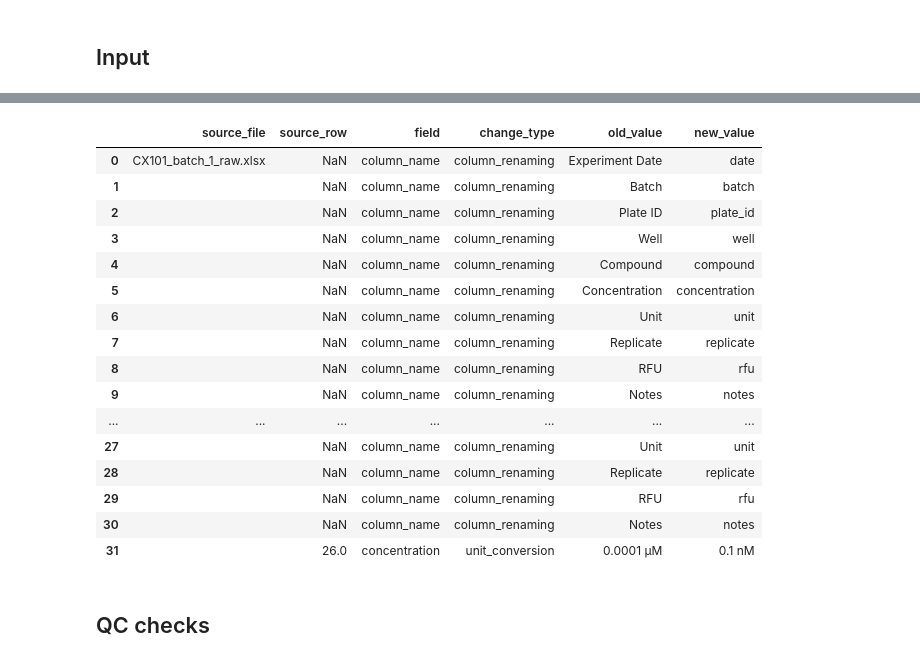
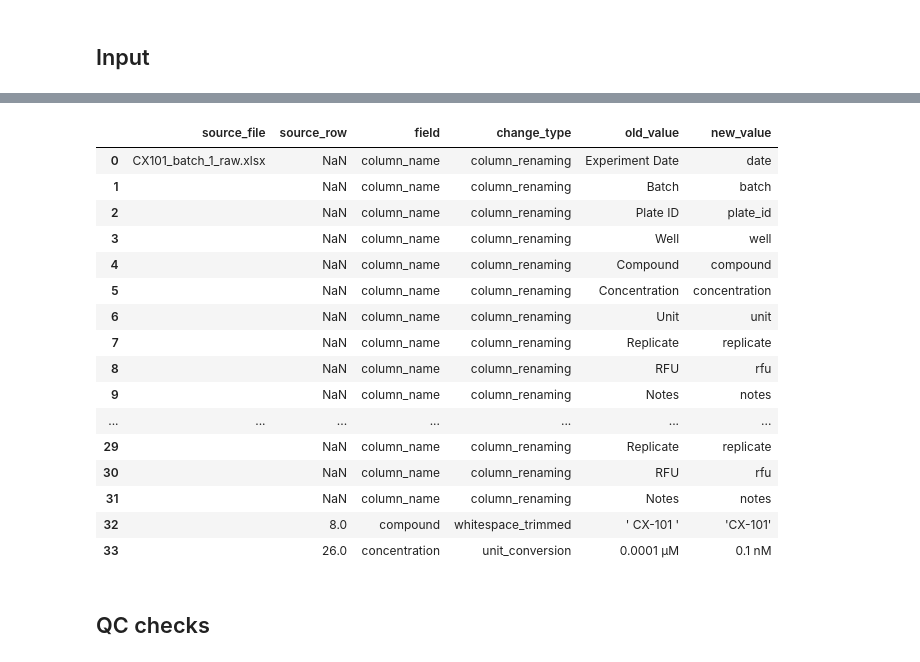
Before and after one commit to LisaPietrek/cx-101-cellular-assay, a Jupyter notebook: notebooks/02_prelim_analysis_pipeline.ipynb, the cells around one changed output, grey strips where cells are left out. Cells and saved outputs as stored; diff of their text form; code cells hidden in the pictures.

Commit message:
update standardize_fct: cleaner standardization, track all changes

```diff
--- a/notebooks/02_dev_analysis_pipeline.ipynb
+++ b/notebooks/02_prelim_analysis_pipeline.ipynb
@@ -82,3 +82,9 @@ UNIT_TO_NM = {"nM": 1.0, "µM": 1000.0}
 REQUIRED_COLUMNS = (
     "batch", "plate_id", "well", "compound", "concentration", "unit", "replicate", "rfu",
 )
+
+LOG_COLUMNS = ["source_file", "source_row", "field", "change_type",
+               "old_value", "new_value"]
+CANONICAL_ORDER = ["source_file", "source_row", "date", "plate_id", "well",
+                   "replicate", "compound", "concentration", "unit", "rfu", "notes",
+                   "concentration_raw", "unit_raw"]
@@ -207,40 +219,40 @@ df = pd.concat(
     ignore_index=True
 )
 # %%
-standardized_log_df = pd.concat(
+log_df = pd.concat(
     [log1, log2,   log3],
     ignore_index=True
 )
 # %%
-log_df = standardized_log_df.copy()
+log_df = log_df.copy()
 
 log_df.loc[
     log_df["source_file"].duplicated(),
     "source_file"
 ] = ""
 
 display(log_df)
 
-standardized_log_csv = "../reports/standardization_log.csv"
-log_df.to_csv(standardized_log_csv, index=False, na_rep="-")
+log_csv = "../reports/standardization_log.csv"
+log_df.to_csv(log_csv, index=False, na_rep="-")
 # %% [output]
 |  | source_file | source_row | field | change_type | old_value | new_value |
 | 0 | CX101_batch_1_raw.xlsx | NaN | column_name | column_renaming | Experiment Date | date |
 | 1 |  | NaN | column_name | column_renaming | Batch | batch |
 | 2 |  | NaN | column_name | column_renaming | Plate ID | plate_id |
 | 3 |  | NaN | column_name | column_renaming | Well | well |
 | 4 |  | NaN | column_name | column_renaming | Compound | compound |
 | 5 |  | NaN | column_name | column_renaming | Concentration | concentration |
 | 6 |  | NaN | column_name | column_renaming | Unit | unit |
 | 7 |  | NaN | column_name | column_renaming | Replicate | replicate |
 | 8 |  | NaN | column_name | column_renaming | RFU | rfu |
 | 9 |  | NaN | column_name | column_renaming | Notes | notes |
 | ... | ... | ... | ... | ... | ... | ... |
-| 27 |  | NaN | column_name | column_renaming | Unit | unit |
-| 28 |  | NaN | column_name | column_renaming | Replicate | replicate |
-| 29 |  | NaN | column_name | column_renaming | RFU | rfu |
-| 30 |  | NaN | column_name | column_renaming | Notes | notes |
-| 31 |  | 26.0 | concentration | unit_conversion | 0.0001 µM | 0.1 nM |
+| 29 |  | NaN | column_name | column_renaming | Replicate | replicate |
+| 30 |  | NaN | column_name | column_renaming | RFU | rfu |
+| 31 |  | NaN | column_name | column_renaming | Notes | notes |
+| 32 |  | 8.0 | compound | whitespace_trimmed | ' CX-101 ' | 'CX-101' |
+| 33 |  | 26.0 | concentration | unit_conversion | 0.0001 µM | 0.1 nM |
 # %% [markdown]
 ## QC checks
 # %%
```
Also changed, not shown: parts of 9 cells of this notebook, 1 other file.
